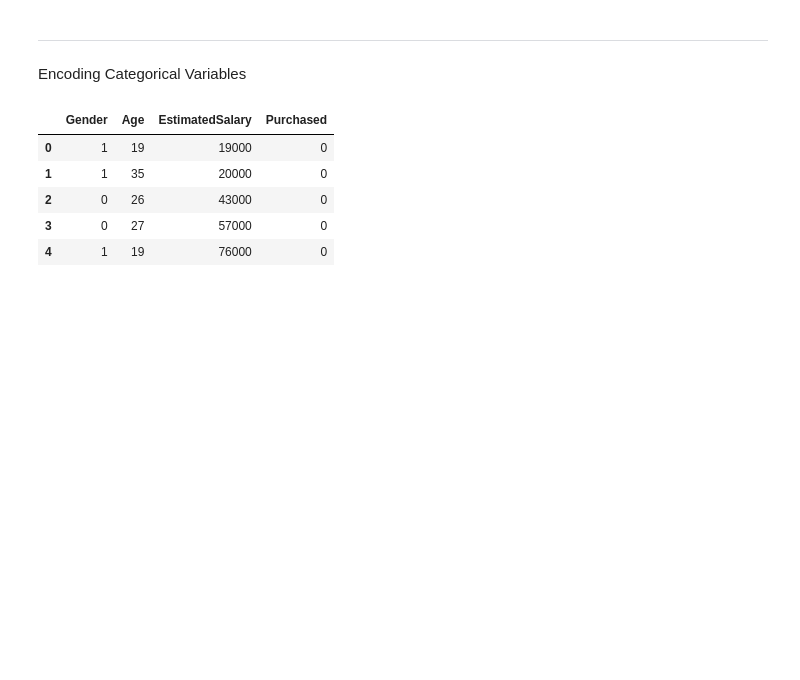
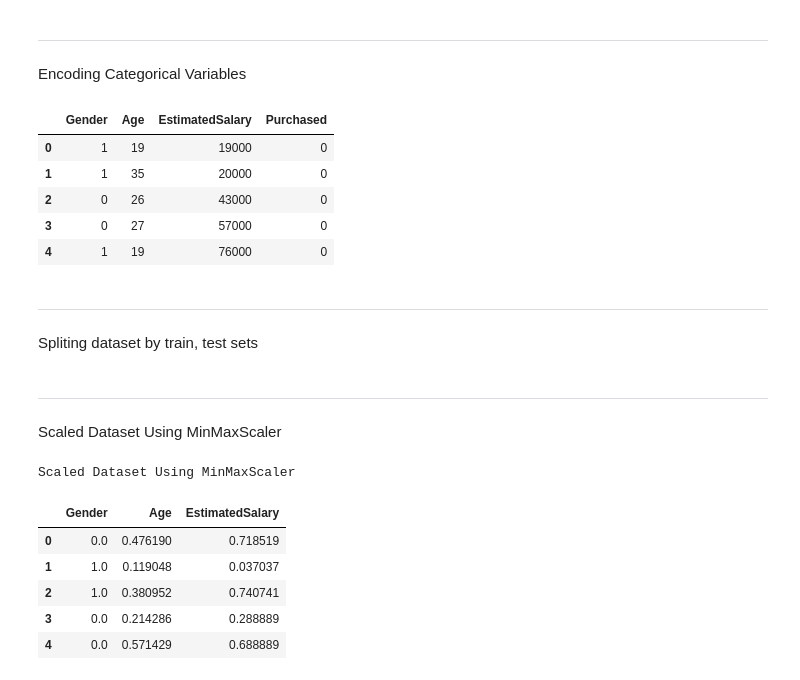
Before and after one commit to mawada-sweis/Social-Network-Ads, a Jupyter notebook: EDA.ipynb, the cells around one changed output. Cells and saved outputs as stored; diff of their text form; code cells hidden in the pictures; blank space fills up the shorter version.

```diff
--- a/EDA.ipynb
+++ b/EDA.ipynb
@@ -179,3 +181,7 @@ dataset.head()
 | 2 | 0 | 26 | 43000 | 0 |
 | 3 | 0 | 27 | 57000 | 0 |
 | 4 | 1 | 19 | 76000 | 0 |
+# %% [markdown]
+_________________________
+
+Spliting dataset by train, test sets
@@ -181,0 +192,3 @@ dataset.head()
+# %% [markdown]
+__________________
+Scaled Dataset Using MinMaxScaler
@@ -181,0 +206,11 @@ dataset.head()
+# %%
+# Display the feature training set after scaling
+feature_train.head()
+# %% [output]
+Scaled Dataset Using MinMaxScaler
+|  | Gender | Age | EstimatedSalary |
+| 0 | 0.0 | 0.476190 | 0.718519 |
+| 1 | 1.0 | 0.119048 | 0.037037 |
+| 2 | 1.0 | 0.380952 | 0.740741 |
+| 3 | 0.0 | 0.214286 | 0.288889 |
+| 4 | 0.0 | 0.571429 | 0.688889 |
```
Also changed, not shown: parts of 8 cells of this notebook.
